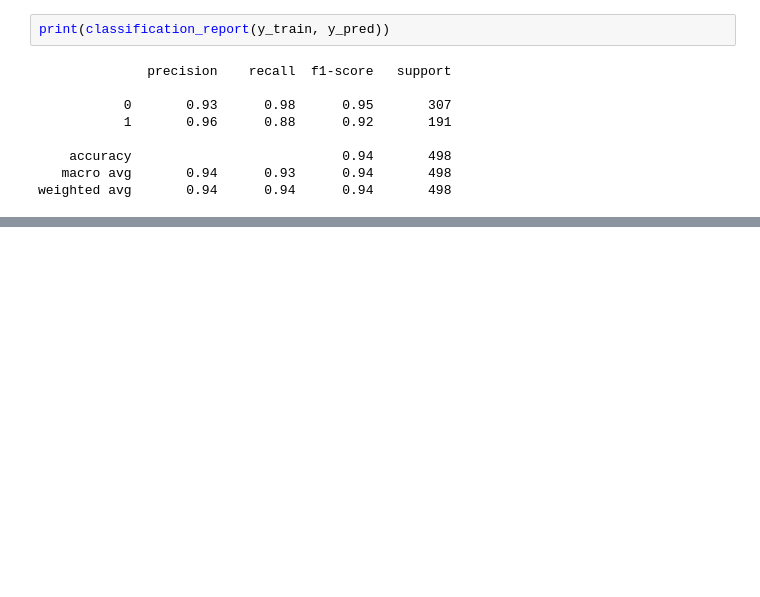
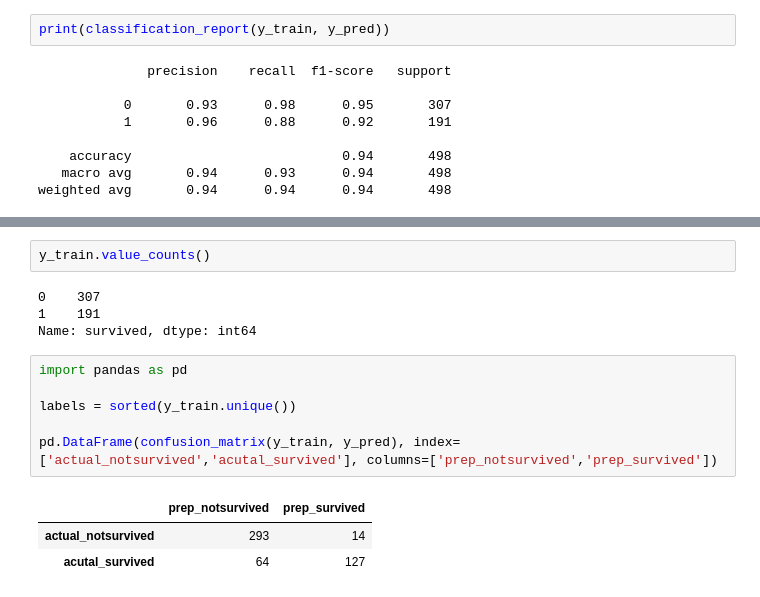
Before and after one commit to QinzhiChen/classification-exercises, a Jupyter notebook: model.ipynb, the cells around one changed output, grey strips where cells are left out. Saved outputs shown, nothing was run; the diff lists cells and outputs as text; blank space fills up the shorter version.

```diff
--- a/model.ipynb
+++ b/model.ipynb
@@ -196,0 +247,16 @@ Accuracy of random forest classifier on train set: 0.94
+# %%
+y_train.value_counts()
+# %% [output]
+0    307
+1    191
+Name: survived, dtype: int64
+# %%
+import pandas as pd
+
+labels = sorted(y_train.unique())
+
+pd.DataFrame(confusion_matrix(y_train, y_pred), index=['actual_notsurvived','acutal_survived'], columns=['prep_notsurvived','prep_survived'])
+# %% [output]
+|  | prep_notsurvived | prep_survived |
+| actual_notsurvived | 293 | 14 |
+| acutal_survived | 64 | 127 |
```
Also changed, not shown: parts of 23 cells of this notebook.
